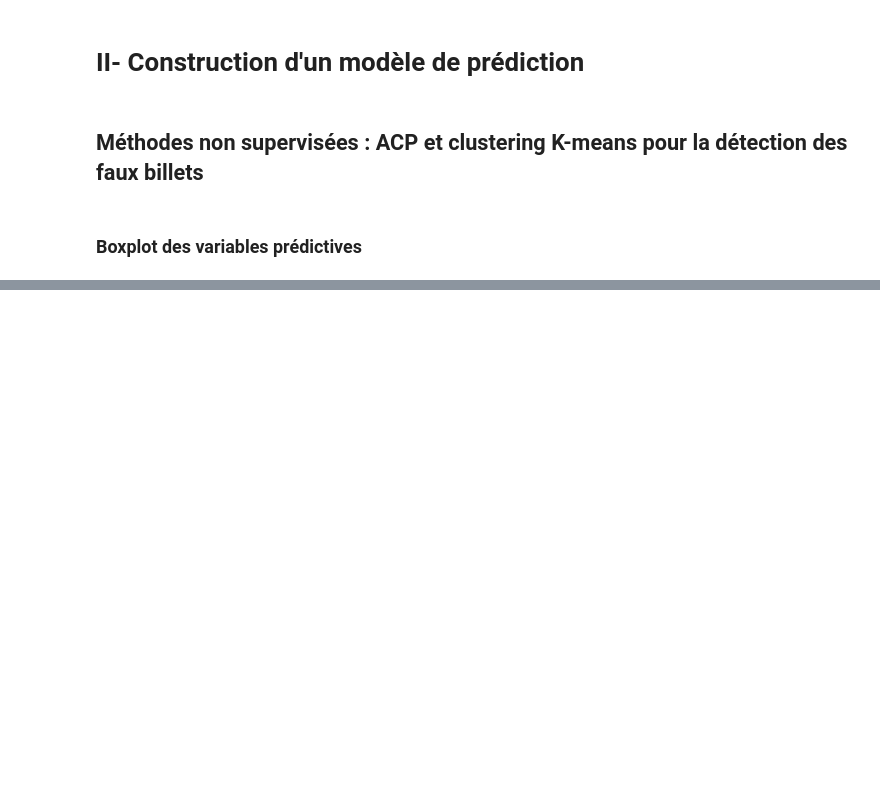
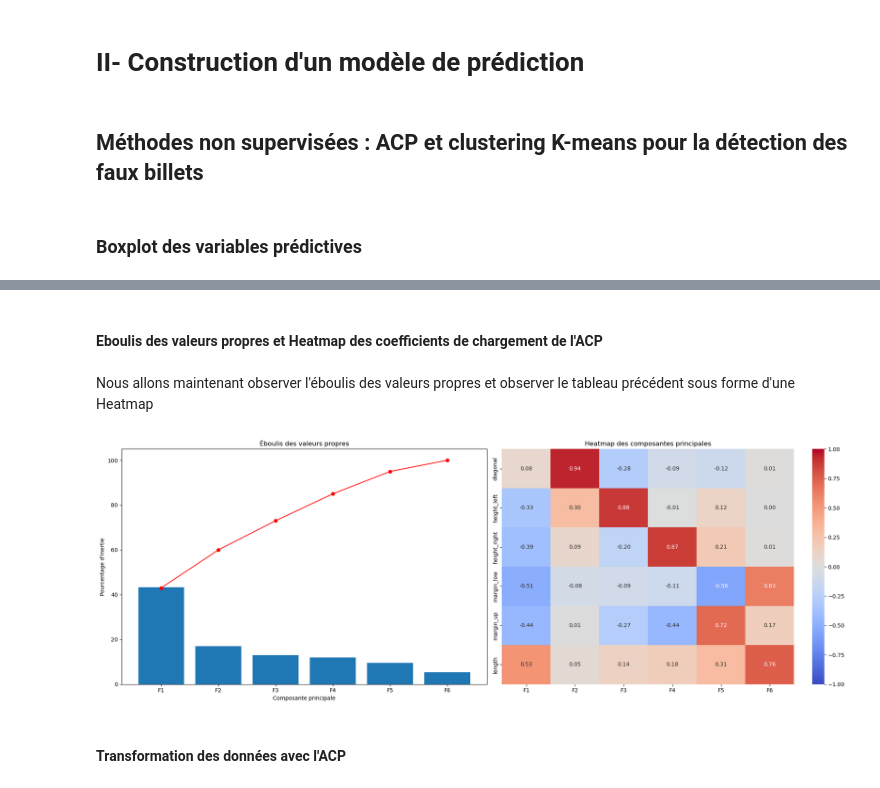
Before and after one commit to Cedric-ME/Detection_De_Faux_Billets, a Jupyter notebook: Analyse_data.ipynb, the cells around one changed output, grey strips where cells are left out. Cells and saved outputs as stored; diff of their text form; code cells hidden in the pictures; blank space fills up the shorter version.

```diff
--- a/Analyse_data.ipynb
+++ b/Analyse_data.ipynb
@@ -949,0 +1016,2 @@ plt.show()
+# %%
+data_without_outliers = data[~data.index.isin(all_indices_outliers)] # On sélectionne les lignes de data dont les indices ne sont pas dans 'all_indices_outliers'
@@ -949,0 +1038,3 @@ plt.show()
+# %%
+data_acp = data_without_outliers.select_dtypes(include=[np.number]) # On exclu les colonnes non numériques
+data_acp.info()
@@ -949,0 +1103,40 @@ plt.show()
+# %% [markdown]
+#### Eboulis des valeurs propres et Heatmap des coefficients de chargement de l'ACP
+# %% [markdown]
+Nous allons maintenant observer l'éboulis des valeurs propres et observer le tableau précédent sous forme d'une Heatmap
+# %%
+# Création des étiquettes pour les axes d'inertie
+x_labels = pcs.index
+y_labels = pcs_T.index
+# Créer une figure et des axes pour les sous-plots
+fig, axes = plt.subplots(1, 2, figsize=(20, 7))
+
+# Plot 1: Scree plot
+axes[0].bar(x_list, scree)
+axes[0].plot(x_list, scree_cum, c="red", marker='o')
+axes[0].set_xticks(x_list)
+axes[0].set_xticklabels(x_labels)
+axes[0].set_xlabel("Composante principale")
+axes[0].set_ylabel("Pourcentage d'inertie")
+axes[0].set_title("Éboulis des valeurs propres")
+
+# Plot 2: Heatmap
+sns.heatmap(
+    pcs_T,
+    vmin=-1,
+    vmax=1,
+    annot=True,
+    cmap="coolwarm",
+    fmt="0.2f",
+    ax=axes[1],
+    yticklabels=y_labels,
+    xticklabels=x_labels
+)
+axes[1].set_title("Heatmap des composantes principales")
+
+plt.tight_layout()
+plt.show()
+# %% [output]
+[figure, added]
+# %% [markdown]
+#### Transformation des données avec l'ACP
```
Also changed, not shown: parts of 19 cells of this notebook.
